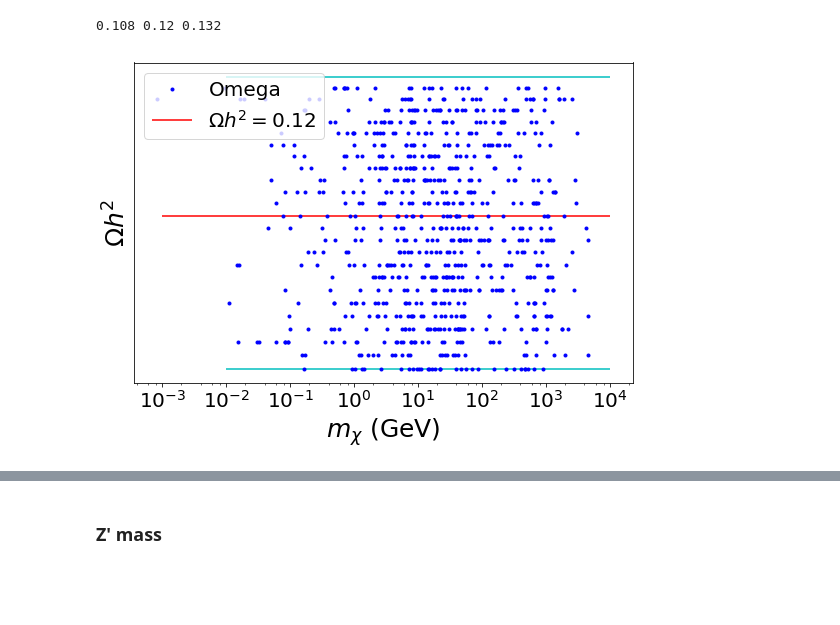
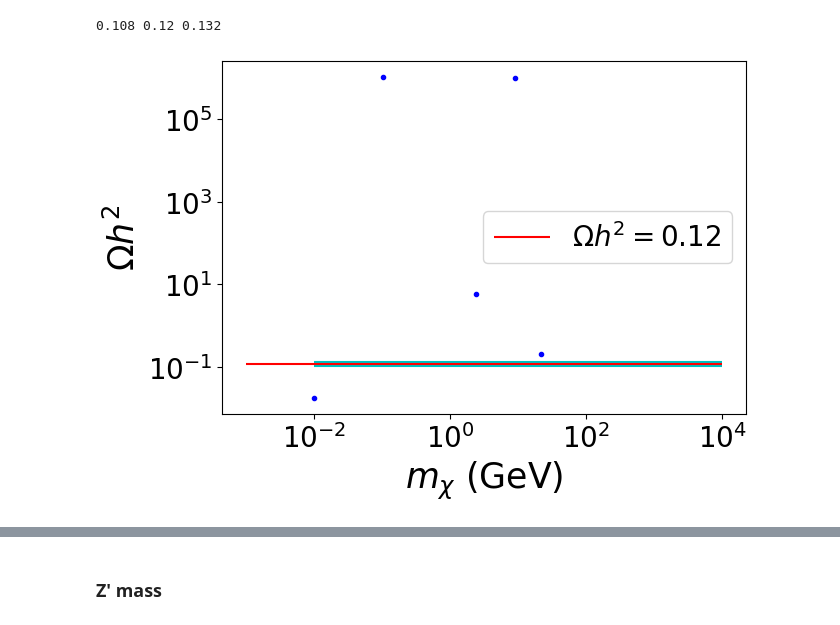
Before and after one commit to davidsuarezr/MDEO, a Jupyter notebook: random-scan-v1.ipynb, the cells around one changed output, grey strips where cells are left out. Saved outputs shown, nothing was run; the diff lists cells and outputs as text; code cells hidden in the pictures; blank space fills up the shorter version.

```diff
--- a/random-scan-v1.ipynb
+++ b/random-scan-v1.ipynb
@@ -588,22 +223,21 @@ print( Omega_min, Omega,Omega_max)
 # %%
 #xd = xd[np.logical_and(xd.Omega > Omega_min, xd.Omega < Omega_max)]
 # %%
-plt.figure(figsize=(8,6))
+plt.figure(figsize=(7,5))
 
-plt.loglog(xd.mchi,xd.Omega,'b.')
-
+plt.loglog(xd.mXi_1,xd.Omega1,'b.')
 
 plt.hlines(Omega_max,1e-2,1e4, 'c',label=r'')
 plt.hlines(Omega_min,1e-2,1e4, 'c',label=r'')
 
 plt.hlines(Omega,1e-3,1e4, 'r',label=r'$\Omega h^2=$0.12')
 
 plt.xlabel(r'$m_{\chi}$ (GeV)',size=25)
 plt.ylabel(r'$\Omega h^2$',size=25)
 plt.legend()
 
 #plt.ylim(Omega_min,Omega_max)
 
 plt.tight_layout()
 # %% [output]
-[figure, old version]
+[figure, new version]
```
Also changed, not shown: parts of 11 cells of this notebook, 3 other files.
